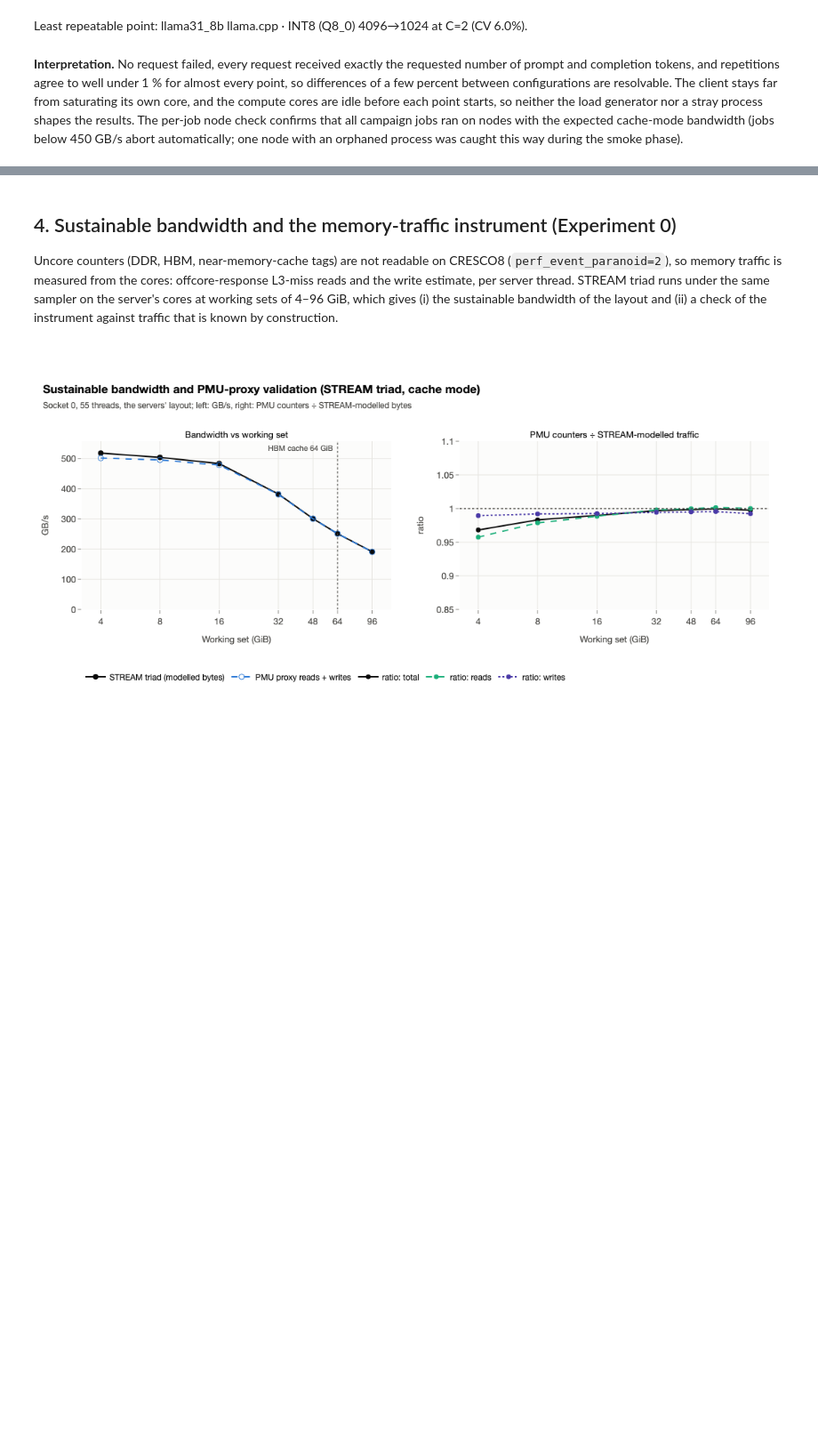
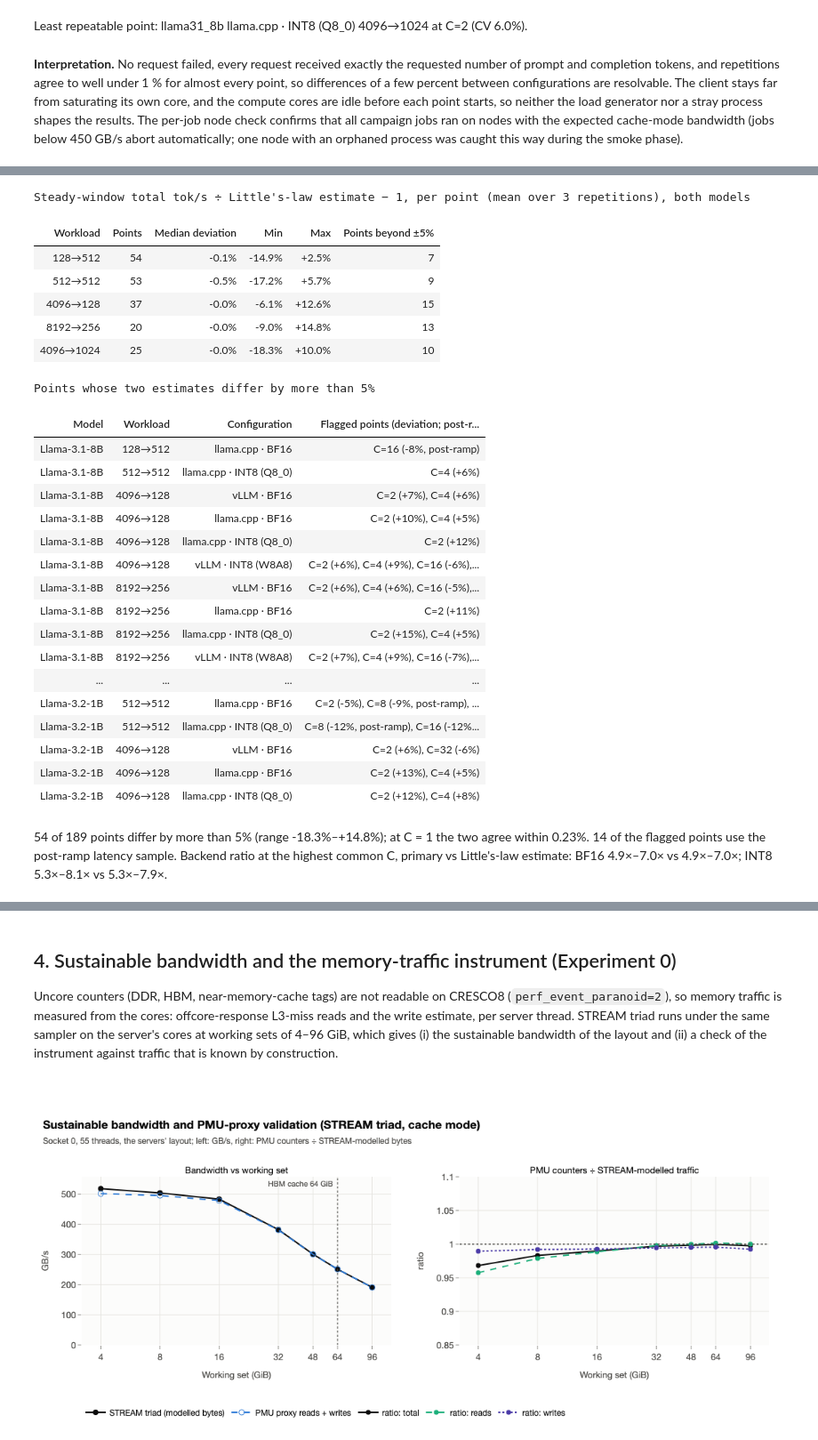
Before and after one commit to struggling-student/llm-backend-analysis, a Jupyter notebook: notebooks/backend_selection/01_measurement_validity.ipynb, the cells around one changed output, grey strips where cells are left out. Shown at 89% size. Cells and saved outputs as stored; diff of their text form; code cells hidden in the pictures; blank space fills up the shorter version.

```diff
--- a/notebooks/backend_selection/01_measurement_validity.ipynb
+++ b/notebooks/backend_selection/01_measurement_validity.ipynb
@@ -163,0 +175,60 @@ the smoke phase).
+# %%
+LL_TOL = 0.05
+ll = pts.assign(deviation=pts["steady_over_littles_law_mean"] - 1)
+ll["flagged"] = ll["deviation"].abs() > LL_TOL
+post_ramp = reps.groupby(["model", "arm_dir", "workload", "concurrency"])["latency_sample"].agg(lambda s: (s == "post_ramp").any())
+ll = ll.merge(post_ramp.rename("post_ramp_latency").reset_index(), on=["model", "arm_dir", "workload", "concurrency"], how="left")
+by_wl = (ll.groupby(["workload_order", "workload_shape"]).agg(points=("deviation", "size"), median=("deviation", "median"),
+                                                              low=("deviation", "min"), high=("deviation", "max"),
+                                                              flagged=("flagged", "sum"))
+         .reset_index().drop(columns="workload_order"))
+display(table(by_wl.rename(columns={"workload_shape": "Workload", "points": "Points", "median": "Median deviation",
+                                    "low": "Min", "high": "Max", "flagged": f"Points beyond ±{LL_TOL:.0%}"}),
+              {"Median deviation": "{:+.1%}", "Min": "{:+.1%}", "Max": "{:+.1%}"},
+              caption="Steady-window total tok/s ÷ Little's-law estimate − 1, per point (mean over 3 repetitions), both models"))
+fl = ll[ll["flagged"]].sort_values(["model", "workload_order", "configuration_order", "concurrency"])
+fl_tab = (fl.assign(item=lambda d: [f"C={c} ({v:+.0%}{', post-ramp' if pr else ''})" for c, v, pr
+                                    in zip(d["concurrency"], d["deviation"], d["post_ramp_latency"])])
+          .groupby(["model_label", "workload_shape", "configuration_label"], sort=False)["item"].agg(", ".join).reset_index())
+display(table(fl_tab.rename(columns={"model_label": "Model", "workload_shape": "Workload", "configuration_label": "Configuration",
+                                     "item": "Flagged points (deviation; post-ramp = latency sample not fully inside the window)"}),
+              align="left", caption=f"Points whose two estimates differ by more than {LL_TOL:.0%}"))
+c1 = ll[ll["concurrency"] == 1]
+alt = {}
+for prec in ("bf16", "int8"):
+    a = comparisons.crossover_summary(comparisons.backend_ratio(pts, "total_tok_s_mean", precision=prec))
+    b = comparisons.crossover_summary(comparisons.backend_ratio(pts, "littles_law_total_tok_s_mean", precision=prec))
+    alt[prec] = (a, b)
+show(f"{int(ll['flagged'].sum())} of {len(ll)} points differ by more than {LL_TOL:.0%} "
+     f"(range {rng(ll['deviation'], pct, nd=1)}); at C = 1 the two agree within {pct(c1['deviation'].abs().max(), 2, False)}. "
+     f"{int(fl['post_ramp_latency'].sum())} of the flagged points use the post-ramp latency sample. "
+     "Backend ratio at the highest common C, primary vs Little's-law estimate: "
+     + "; ".join(f"{p.upper()} {rng(a['ratio_at_highest_common_c'], x)} vs {rng(b['ratio_at_highest_common_c'], x)}"
+                 for p, (a, b) in alt.items()) + ".")
+# %% [output]
+Steady-window total tok/s ÷ Little's-law estimate − 1, per point (mean over 3 repetitions), both models
+| Workload | Points | Median deviation | Min | Max | Points beyond ±5% |
+| 128→512 | 54 | -0.1% | -14.9% | +2.5% | 7 |
+| 512→512 | 53 | -0.5% | -17.2% | +5.7% | 9 |
+| 4096→128 | 37 | -0.0% | -6.1% | +12.6% | 15 |
+| 8192→256 | 20 | -0.0% | -9.0% | +14.8% | 13 |
+| 4096→1024 | 25 | -0.0% | -18.3% | +10.0% | 10 |
+Points whose two estimates differ by more than 5%
+| Model | Workload | Configuration | Flagged points (deviation; post-r... |
+| Llama-3.1-8B | 128→512 | llama.cpp · BF16 | C=16 (-8%, post-ramp) |
+| Llama-3.1-8B | 512→512 | llama.cpp · INT8 (Q8_0) | C=4 (+6%) |
+| Llama-3.1-8B | 4096→128 | vLLM · BF16 | C=2 (+7%), C=4 (+6%) |
+| Llama-3.1-8B | 4096→128 | llama.cpp · BF16 | C=2 (+10%), C=4 (+5%) |
+| Llama-3.1-8B | 4096→128 | llama.cpp · INT8 (Q8_0) | C=2 (+12%) |
+| Llama-3.1-8B | 4096→128 | vLLM · INT8 (W8A8) | C=2 (+6%), C=4 (+9%), C=16 (-6%),... |
+| Llama-3.1-8B | 8192→256 | vLLM · BF16 | C=2 (+6%), C=4 (+6%), C=16 (-5%),... |
+| Llama-3.1-8B | 8192→256 | llama.cpp · BF16 | C=2 (+11%) |
+| Llama-3.1-8B | 8192→256 | llama.cpp · INT8 (Q8_0) | C=2 (+15%), C=4 (+5%) |
+| Llama-3.1-8B | 8192→256 | vLLM · INT8 (W8A8) | C=2 (+7%), C=4 (+9%), C=16 (-7%),... |
+| ... | ... | ... | ... |
+| Llama-3.2-1B | 512→512 | llama.cpp · BF16 | C=2 (-5%), C=8 (-9%, post-ramp), ... |
+| Llama-3.2-1B | 512→512 | llama.cpp · INT8 (Q8_0) | C=8 (-12%, post-ramp), C=16 (-12%... |
+| Llama-3.2-1B | 4096→128 | vLLM · BF16 | C=2 (+6%), C=32 (-6%) |
+| Llama-3.2-1B | 4096→128 | llama.cpp · BF16 | C=2 (+13%), C=4 (+5%) |
+| Llama-3.2-1B | 4096→128 | llama.cpp · INT8 (Q8_0) | C=2 (+12%), C=4 (+8%) |
+54 of 189 points differ by more than 5% (range -18.3%–+14.8%); at C = 1 the two agree within 0.23%. 14 of the flagged points use the post-ramp latency sample. Backend ratio at the highest common C, primary vs Little's-law estimate: BF16 4.9×–7.0× vs 4.9×–7.0×; INT8 5.3×–8.1× vs 5.3×–7.9×.
```
Also changed, not shown: parts of 3 cells of this notebook, 7 other files.
